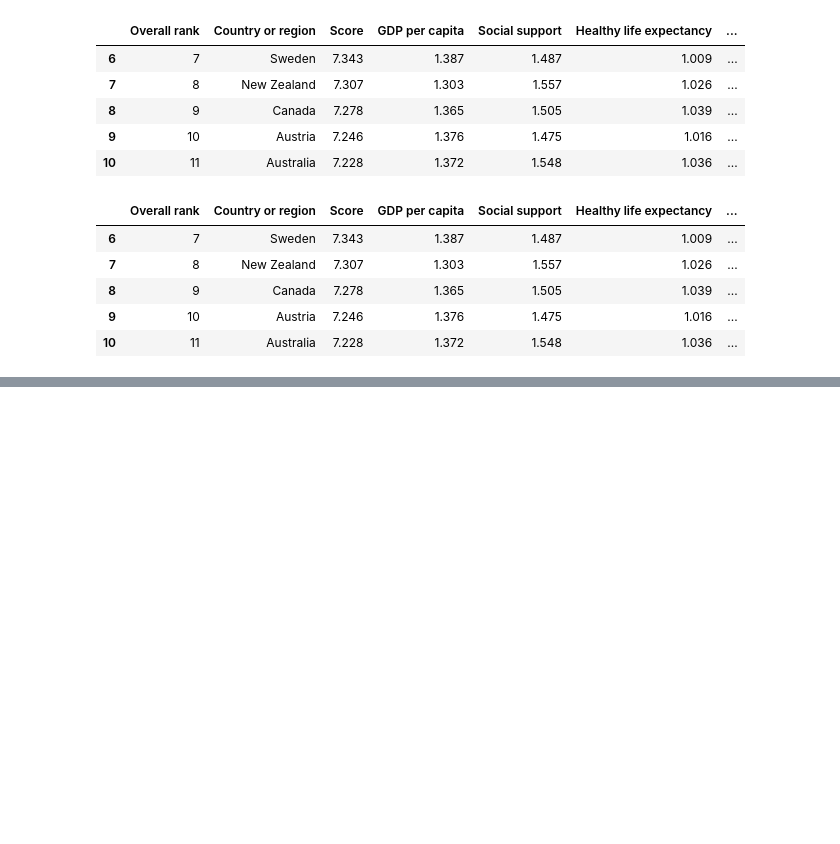
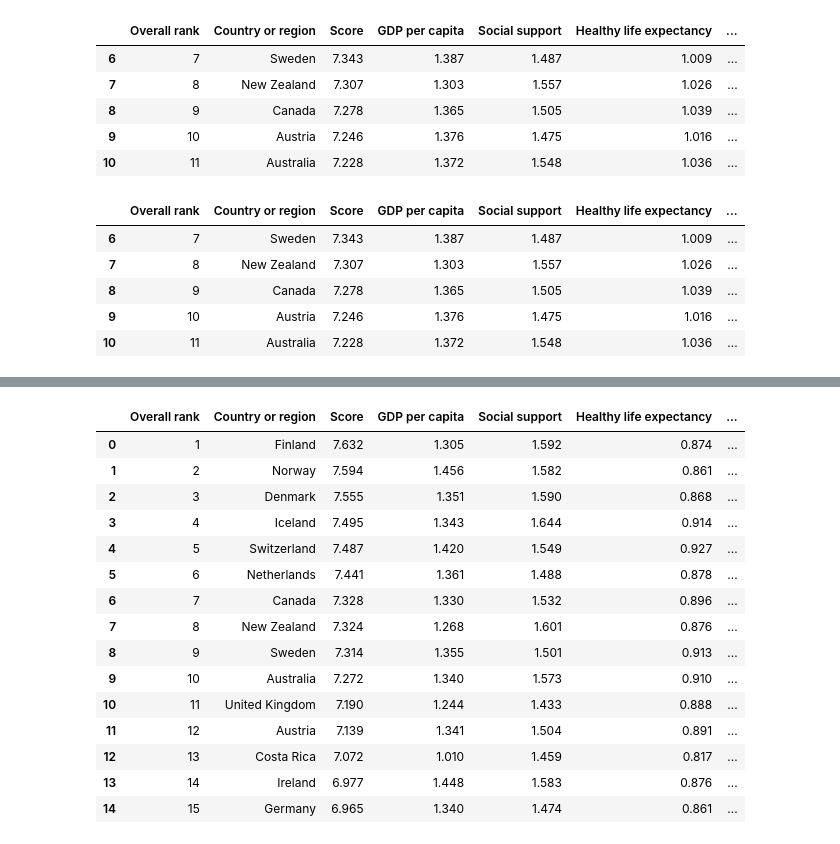
Before and after one commit to Fatai-soliu/python, a Jupyter notebook: Advanced_Python_Bloomberg_Practice2.ipynb, the cells around one changed output, grey strips where cells are left out. Saved outputs shown, nothing was run; the diff lists cells and outputs as text; code cells hidden in the pictures; blank space fills up the shorter version.

```diff
--- a/Advanced_Python_Bloomberg_Practice2.ipynb
+++ b/Advanced_Python_Bloomberg_Practice2.ipynb
@@ -906,0 +974,29 @@ data.head()
+# %%
+## Exercise 3
+
+"""
+Question: Simulate missing values by introducing NaN into the Generosity column for the first 10 rows.
+Then, fill these missing values with the median of the column.
+"""
+data2 = pd.read_csv("/content/drive/MyDrive/Datasets/2018.csv")
+# %%
+data2.loc[0:10, 'Generosity'] = np.nan
+# %%
+data2.head(15)
+# %% [output]
+|  | Overall rank | Country or region | Score | GDP per capita | Social support | Healthy life expectancy | ... |
+| 0 | 1 | Finland | 7.632 | 1.305 | 1.592 | 0.874 | ... |
+| 1 | 2 | Norway | 7.594 | 1.456 | 1.582 | 0.861 | ... |
+| 2 | 3 | Denmark | 7.555 | 1.351 | 1.590 | 0.868 | ... |
+| 3 | 4 | Iceland | 7.495 | 1.343 | 1.644 | 0.914 | ... |
+| 4 | 5 | Switzerland | 7.487 | 1.420 | 1.549 | 0.927 | ... |
+| 5 | 6 | Netherlands | 7.441 | 1.361 | 1.488 | 0.878 | ... |
+| 6 | 7 | Canada | 7.328 | 1.330 | 1.532 | 0.896 | ... |
+| 7 | 8 | New Zealand | 7.324 | 1.268 | 1.601 | 0.876 | ... |
+| 8 | 9 | Sweden | 7.314 | 1.355 | 1.501 | 0.913 | ... |
+| 9 | 10 | Australia | 7.272 | 1.340 | 1.573 | 0.910 | ... |
+| 10 | 11 | United Kingdom | 7.190 | 1.244 | 1.433 | 0.888 | ... |
+| 11 | 12 | Austria | 7.139 | 1.341 | 1.504 | 0.891 | ... |
+| 12 | 13 | Costa Rica | 7.072 | 1.010 | 1.459 | 0.817 | ... |
+| 13 | 14 | Ireland | 6.977 | 1.448 | 1.583 | 0.876 | ... |
+| 14 | 15 | Germany | 6.965 | 1.340 | 1.474 | 0.861 | ... |
```
Also changed, not shown: parts of 28 cells of this notebook.
